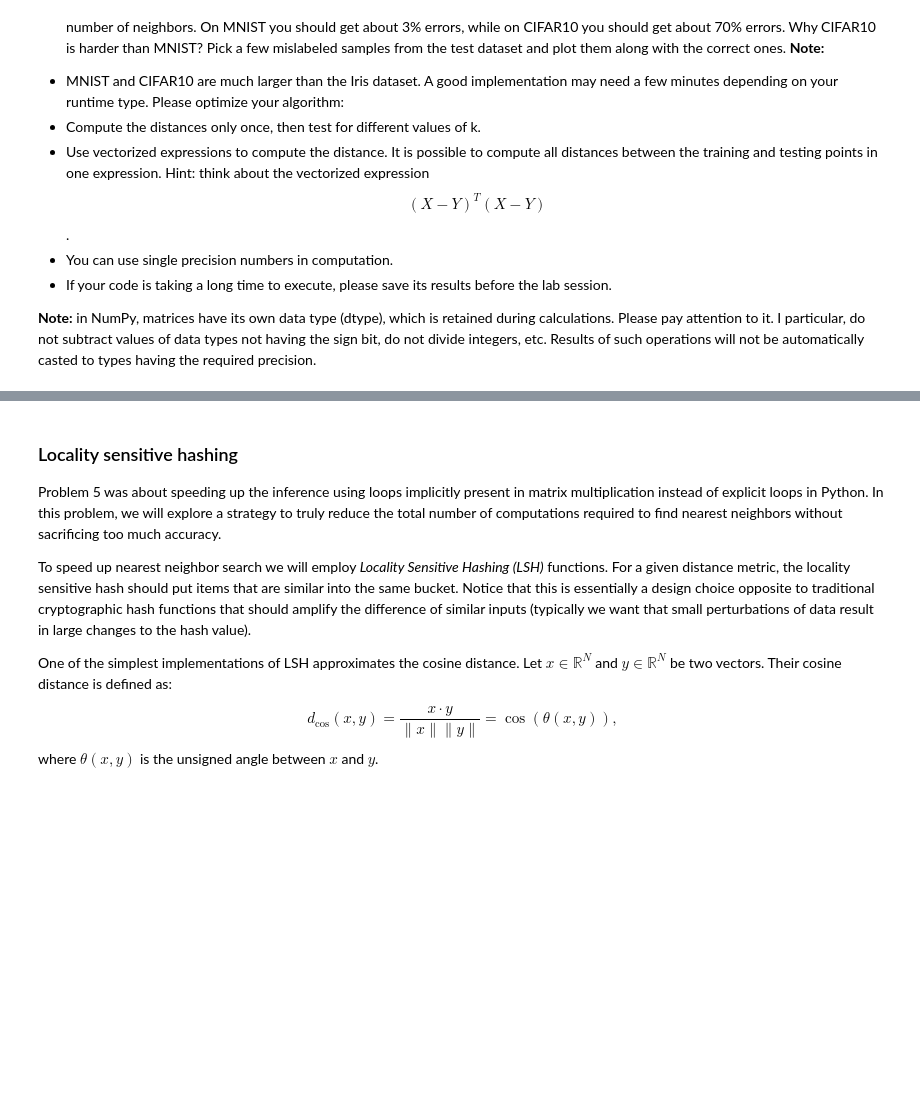
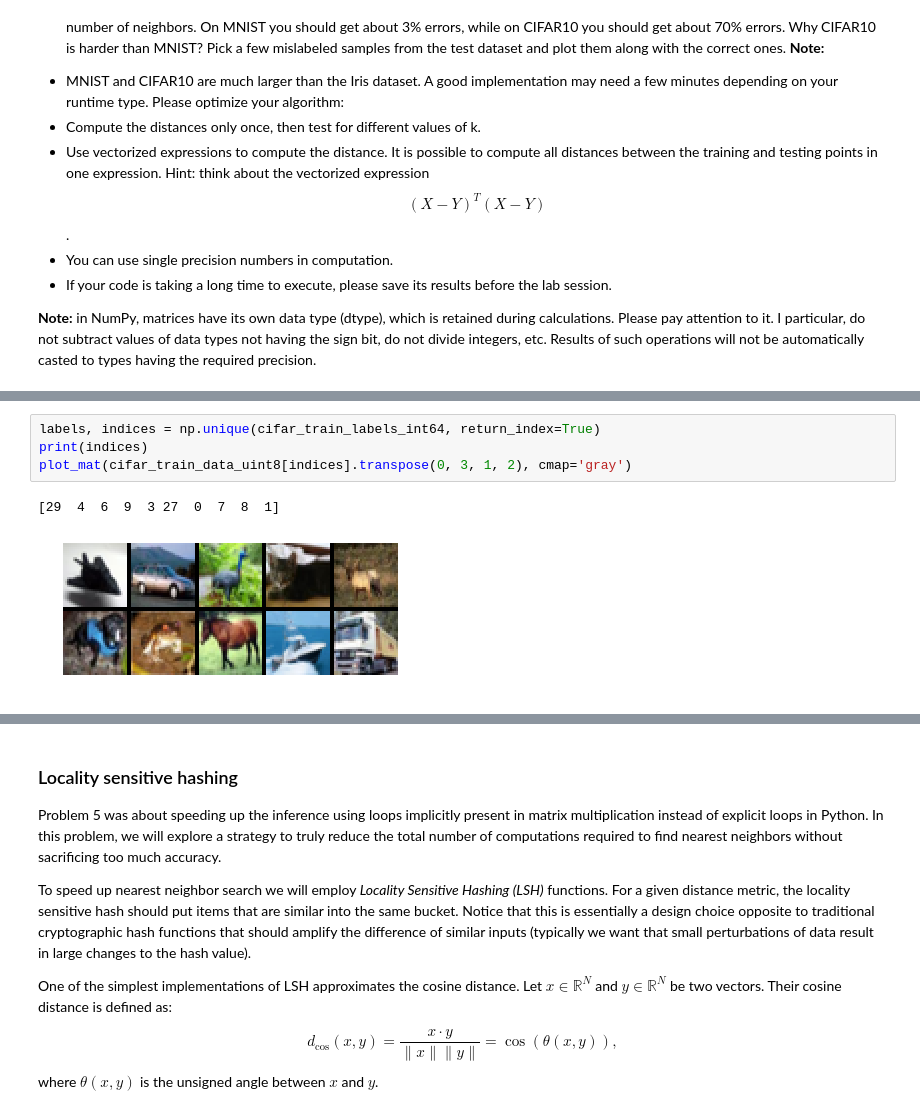
Before and after one commit to derenio/nn_assignments, a Jupyter notebook: assignment1/Assignment1_solutions.ipynb, the cells around one changed output, grey strips where cells are left out. Drawn from its saved outputs; the diff is of its cells as text; blank space fills up the shorter version.

```diff
--- a/assignment1/Assignment1_solutions.ipynb
+++ b/assignment1/Assignment1_solutions.ipynb
@@ -611,3 +637,10 @@ with np.load('cifar.npz') as data:
+# %%
+labels, indices = np.unique(cifar_train_labels_int64, return_index=True)
+print(indices)
+plot_mat(cifar_train_data_uint8[indices].transpose(0, 3, 1, 2), cmap='gray')
+# %% [output]
+[29  4  6  9  3 27  0  7  8  1]
+[figure, added]
 # %%
 from scipy.stats import mode
 
```
Also changed, not shown: parts of 14 cells of this notebook, 1 other file.
